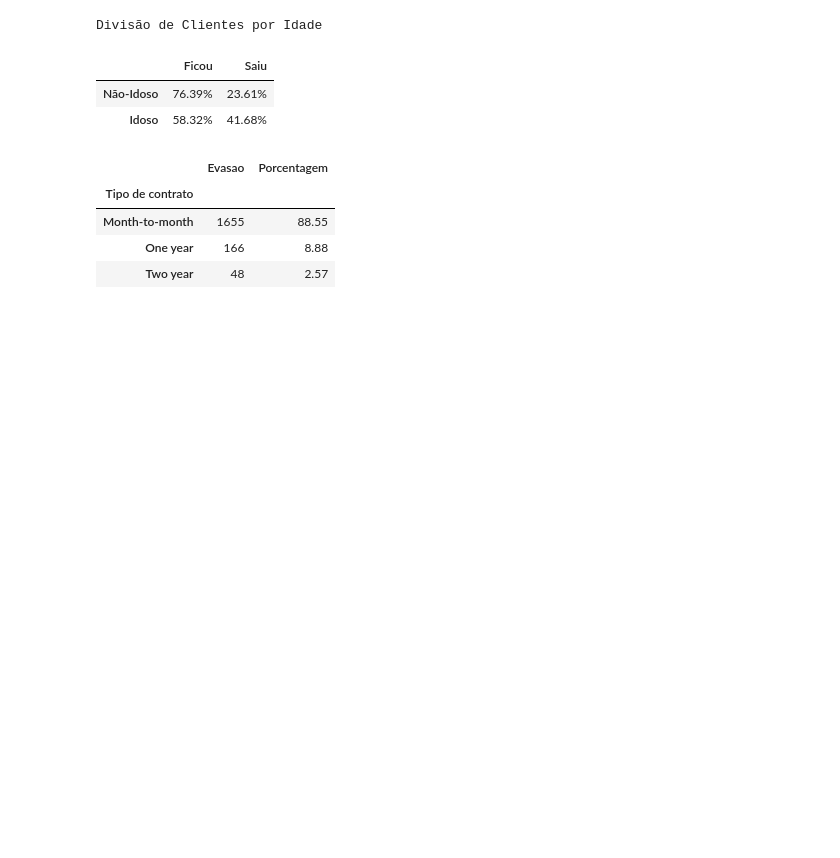
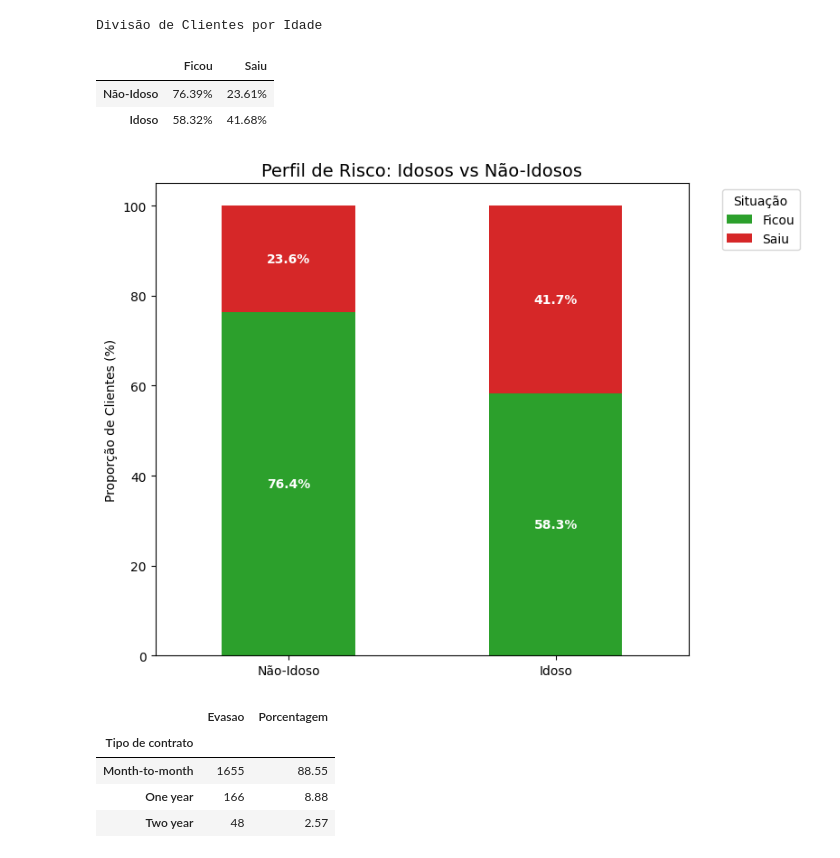
Before and after one commit to AntonioBMesquita/Challenge-Telecomx, a Jupyter notebook: TelecomX_BR.ipynb, the cells around one changed output. Cells and saved outputs as stored; diff of their text form; code cells hidden in the pictures; blank space fills up the shorter version.

```diff
--- a/TelecomX_BR.ipynb
+++ b/TelecomX_BR.ipynb
@@ -395,6 +405,22 @@ Divisão de Clientes por Idade
 |  | Ficou | Saiu |
 | Não-Idoso | 76.39% | 23.61% |
 | Idoso | 58.32% | 41.68% |
+# %%
+cores = ['#2ca02c', '#d62728']
+
+ax = dados_senior.plot(kind='bar', stacked=True, color=cores, figsize=(8, 6), rot=0)
+
+plt.title('Perfil de Risco: Idosos vs Não-Idosos', fontsize=14)
+plt.ylabel('Proporção de Clientes (%)')
+plt.legend(title='Situação', bbox_to_anchor=(1.05, 1), loc='upper left')
+
+for c in ax.containers:
+    ax.bar_label(c, fmt='%.1f%%', label_type='center', color='white', weight='bold')
+
+plt.tight_layout()
+plt.show()
+# %% [output]
+[figure, added]
 # %%
 dados_contrato = dados_evasao['Contract'].value_counts()
 dados_contrato = pd.DataFrame(dados_contrato)
```
Also changed, not shown: parts of 13 cells of this notebook.
